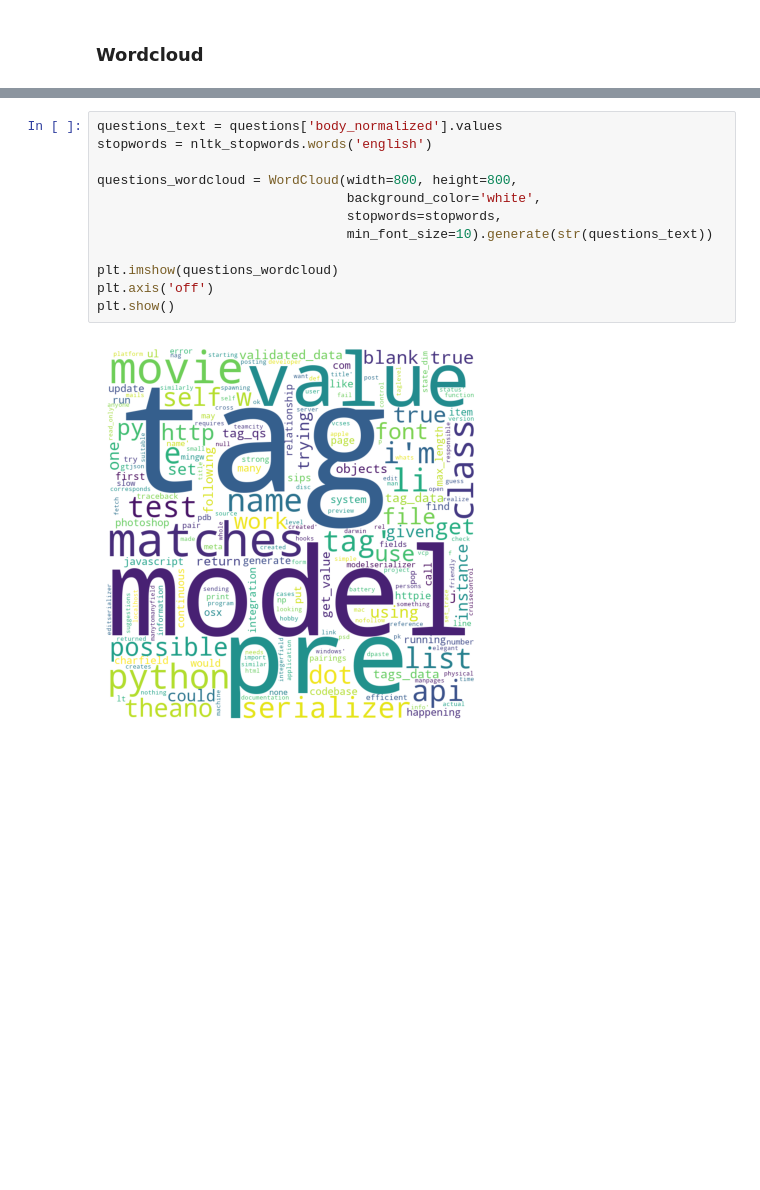
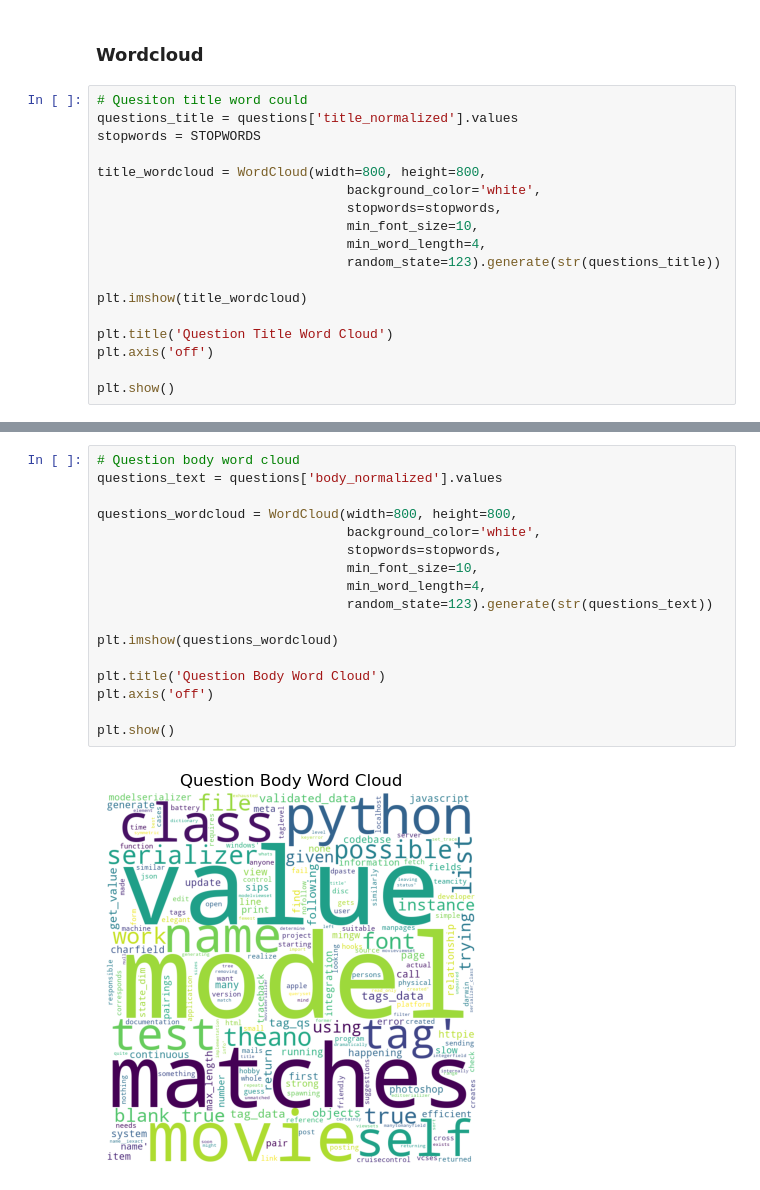
Before and after one commit to kellyshreeve/QA-Chatbot, a Jupyter notebook: Generative Answer Bot.ipynb, the cells around one changed output, grey strips where cells are left out. Drawn from its saved outputs; the diff is of its cells as text; blank space fills up the shorter version.

Commit message:
word cloud

```diff
--- a/Generative Answer Bot.ipynb
+++ b/Generative Answer Bot.ipynb
@@ -432,3 +432,21 @@ plt.show()
 [figure]
 # %% [markdown]
 ### Wordcloud
+# %%
+# Quesiton title word could
+questions_title = questions['title_normalized'].values
+stopwords = STOPWORDS
+
+title_wordcloud = WordCloud(width=800, height=800,
+                                background_color='white',
+                                stopwords=stopwords,
+                                min_font_size=10,
+                                min_word_length=4,
+                                random_state=123).generate(str(questions_title))
+
+plt.imshow(title_wordcloud)
+
+plt.title('Question Title Word Cloud')
+plt.axis('off')
+
+plt.show()
@@ -435,15 +455,20 @@ plt.show()
 # %%
+# Question body word cloud
 questions_text = questions['body_normalized'].values
-stopwords = nltk_stopwords.words('english')
 
 questions_wordcloud = WordCloud(width=800, height=800,
                                 background_color='white',
                                 stopwords=stopwords,
-                                min_font_size=10).generate(str(questions_text))
+                                min_font_size=10,
+                                min_word_length=4,
+                                random_state=123).generate(str(questions_text))
 
 plt.imshow(questions_wordcloud)
+
+plt.title('Question Body Word Cloud')
 plt.axis('off')
+
 plt.show()
 # %% [output]
-[figure, old version]
+[figure, new version]
 # %%
```
Also changed, not shown: parts of 3 cells of this notebook.
